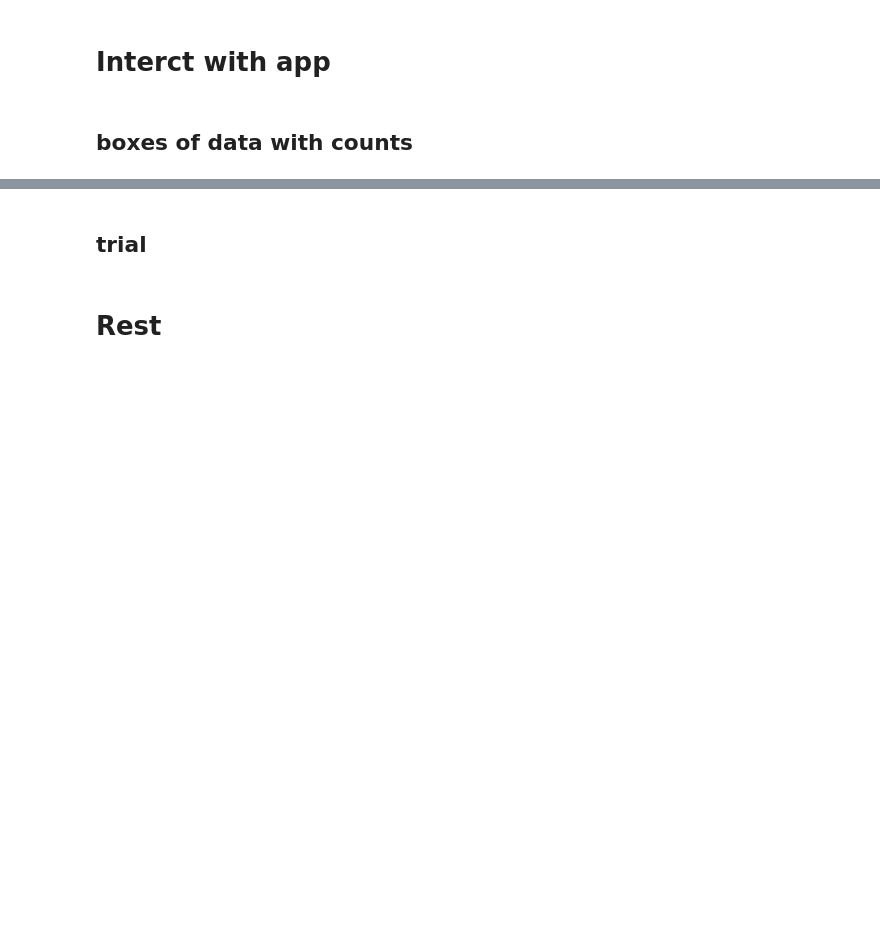
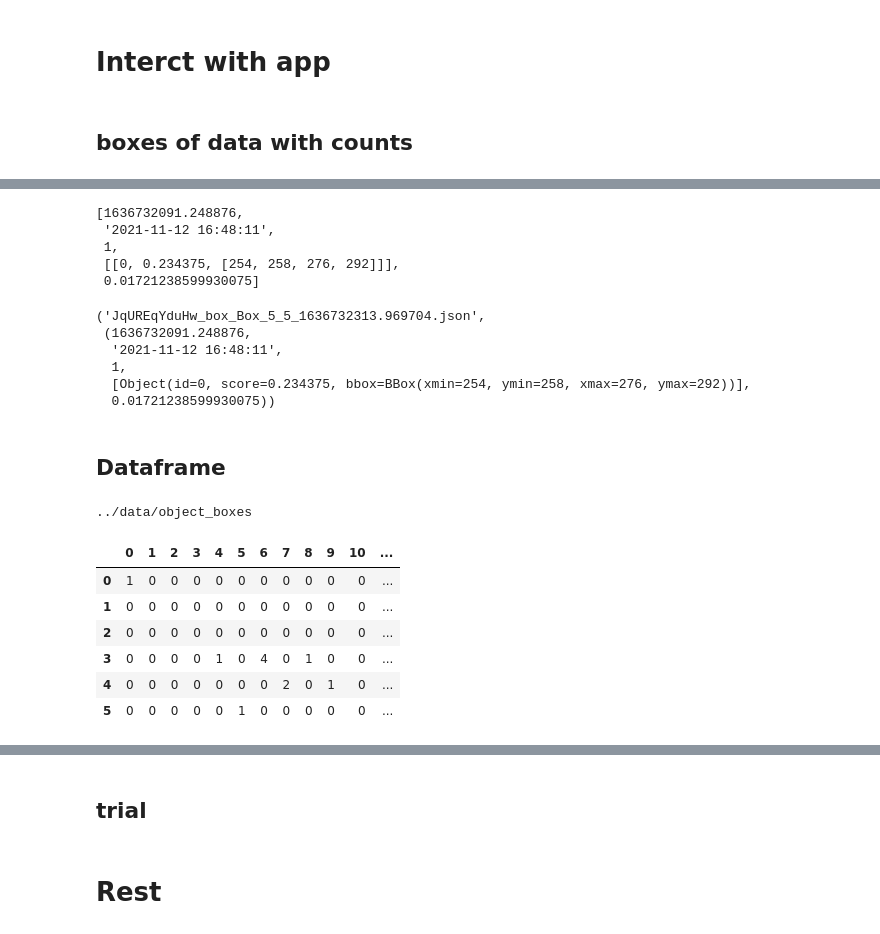
Before and after one commit to scray/scray, a Jupyter notebook: projects/edge/coral/actions/video_actions.ipynb, the cells around one changed output, grey strips where cells are left out. Saved outputs shown, nothing was run; the diff lists cells and outputs as text; code cells hidden in the pictures; blank space fills up the shorter version.

```diff
--- a/projects/edge/coral/actions/video_actions.ipynb
+++ b/projects/edge/coral/actions/video_actions.ipynb
@@ -2029,7 +2035,7 @@ def save_data(data=None,id='',name='',prefix='box',path='../data/pose_boxes'):
     return _filename
 
 def load_data(filename='',path='../data/pose_boxes'):
-    with open(path + '/' + _filename, 'r') as fp:
+    with open(path + '/' + filename, 'r') as fp:
         j = json.load(fp)
         data = loads(j, object_hook=as_python_object)
         return data
@@ -2115,2 +2157,56 @@ _filename=save_data(data=data,id=_id, name='xyz')
 # %%
-load_data(filename=_filename)
+load_data(filename=_filename, path='../data/object_boxes')
+# %% [output]
+[1636732091.248876,
+ '2021-11-12 16:48:11',
+ 1,
+ [[0, 0.234375, [254, 258, 276, 292]]],
+ 0.01721238599930075]
+# %%
+_filename, _boxes['Box_5_5']
+# %% [output]
+('JqUREqYduHw_box_Box_5_5_1636732313.969704.json',
+ (1636732091.248876,
+  '2021-11-12 16:48:11',
+  1,
+  [Object(id=0, score=0.234375, bbox=BBox(xmin=254, ymin=258, xmax=276, ymax=292))],
+  0.01721238599930075))
+# %% [markdown]
+## Dataframe
+# %%
+
+import pandas as pd
+
+def create_empty_dataframe():
+    df = pd.DataFrame(columns=list(range(0, 12)))
+    for i in range(6):
+        df.loc[i] = listofzeros = [0] * 12
+    return df
+
+def counts_in_dataframe(dataframe=None, path=''):
+    print(path)
+    from os import listdir
+    from os.path import isfile, join
+    #print(listdir(path))
+    for filename in listdir(path):
+        if filename[0]!='.':
+            splits=filename.split('_')
+            x=int(splits[4])
+            y=int(splits[3])
+            #print(filename)
+            Box=load_data(filename=filename, path=path)
+            count=Box[2]
+            dataframe.loc[y,x]=count
+# %%
+df=create_empty_dataframe()
+counts_in_dataframe(dataframe=df, path='../data/object_boxes')
+df
+# %% [output]
+../data/object_boxes
+|  | 0 | 1 | 2 | 3 | 4 | 5 | 6 | 7 | 8 | 9 | 10 | ... |
+| 0 | 1 | 0 | 0 | 0 | 0 | 0 | 0 | 0 | 0 | 0 | 0 | ... |
+| 1 | 0 | 0 | 0 | 0 | 0 | 0 | 0 | 0 | 0 | 0 | 0 | ... |
+| 2 | 0 | 0 | 0 | 0 | 0 | 0 | 0 | 0 | 0 | 0 | 0 | ... |
+| 3 | 0 | 0 | 0 | 0 | 1 | 0 | 4 | 0 | 1 | 0 | 0 | ... |
+| 4 | 0 | 0 | 0 | 0 | 0 | 0 | 0 | 2 | 0 | 1 | 0 | ... |
+| 5 | 0 | 0 | 0 | 0 | 0 | 1 | 0 | 0 | 0 | 0 | 0 | ... |
```
Also changed, not shown: parts of 13 cells of this notebook.
